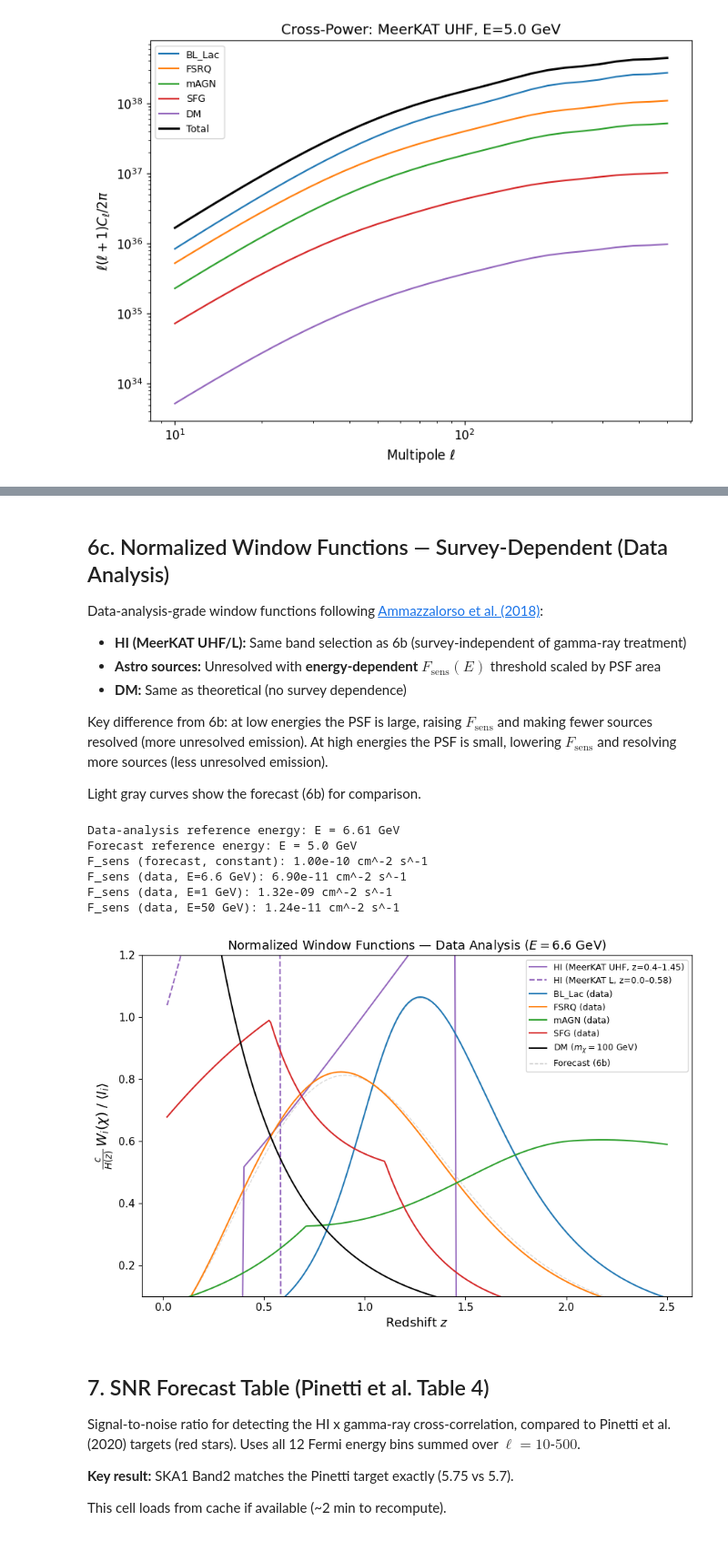
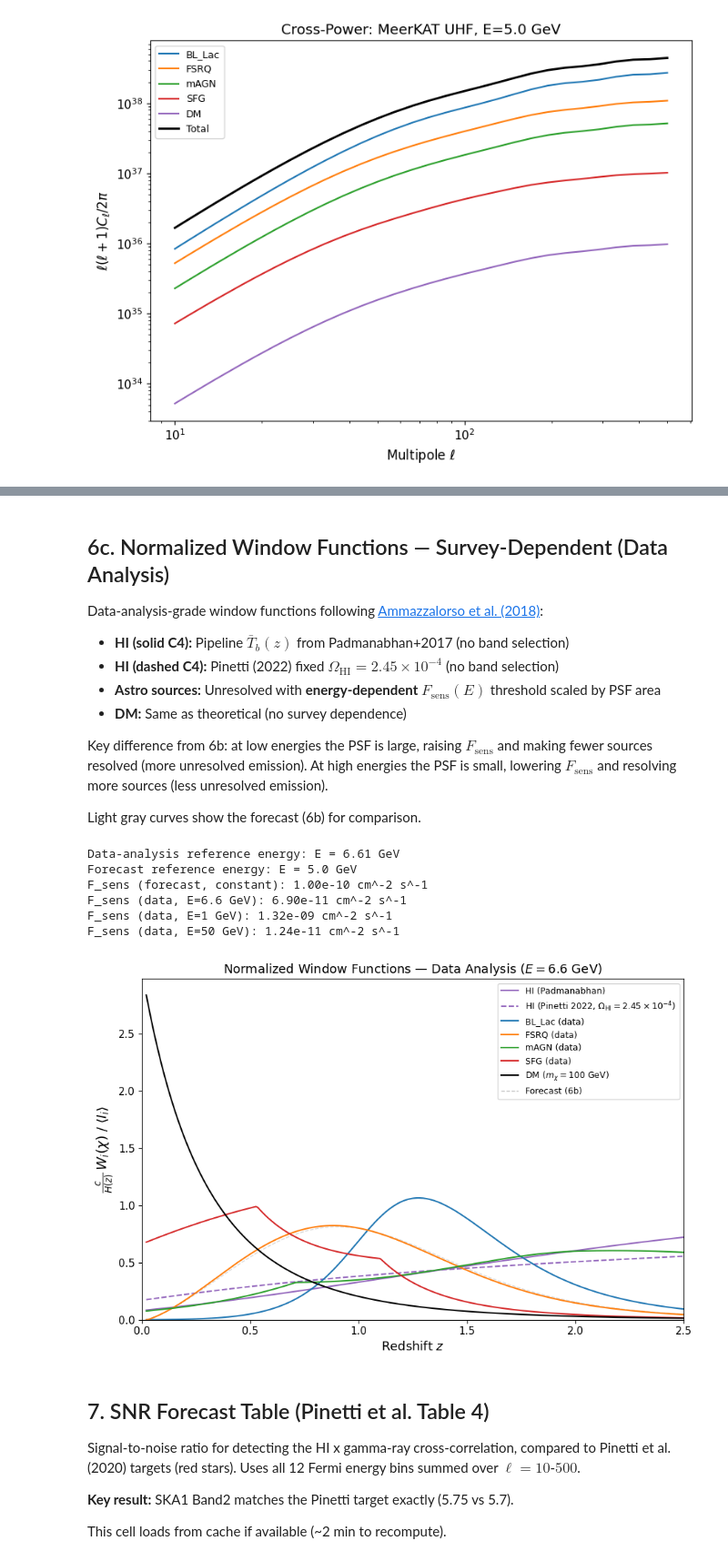
Before and after one commit to raw-asparagus/hixugrb, a Jupyter notebook: notebooks/pipeline_validation.ipynb, the cells around one changed output, grey strips where cells are left out. Shown at 91% size. Drawn from its saved outputs; the diff is of its cells as text; code cells hidden in the pictures.

```diff
--- a/notebooks/pipeline_validation.ipynb
+++ b/notebooks/pipeline_validation.ipynb
@@ -91,7 +93,7 @@ colors = {'BL_Lac': 'C0', 'FSRQ': 'C1', 'mAGN': 'C2', 'SFG': 'C3'}
 fig, ax = plt.subplots(figsize=(8, 5))
 total = np.zeros_like(E_arr)
 for src in sources:
-    I_arr = np.array([astro.mean_intensity(E, src, z_max=4.0, n_z=300) for E in E_arr])
+    I_arr = np.array([astro.mean_intensity(E, src) for E in E_arr])
     ax.loglog(E_arr, E_arr**2 * I_arr, label=src, color=colors[src])
     total += I_arr
 ax.loglog(E_arr, E_arr**2 * total, 'k-', lw=2, label='Total')
@@ -277,7 +302,8 @@ fig.tight_layout()
 ## 6c. Normalized Window Functions — Survey-Dependent (Data Analysis)
 
 Data-analysis-grade window functions following [Ammazzalorso et al. (2018)](../docs/literature/ammazzalorso2018.md):
-- **HI (MeerKAT UHF/L):** Same band selection as 6b (survey-independent of gamma-ray treatment)
+- **HI (solid C4):** Pipeline $\bar{T}_b(z)$ from Padmanabhan+2017 (no band selection)
+- **HI (dashed C4):** Pinetti (2022) fixed $\Omega_\mathrm{HI} = 2.45\times10^{-4}$ (no band selection)
 - **Astro sources:** Unresolved with **energy-dependent** $F_\mathrm{sens}(E)$ threshold scaled by PSF area
 - **DM:** Same as theoretical (no survey dependence)
 
@@ -288,7 +314,7 @@ Light gray curves show the forecast (6b) for comparison.
 # --- Survey-dependent per-z windows: DATA ANALYSIS mode ---
 z_plot3 = np.linspace(0.02, 2.5, 300)
 dz3 = z_plot3[1] - z_plot3[0]
-c_h_over_H = np.array([cfg.C_LIGHT_KM_S * cfg.h / cosmo.H(z) for z in z_plot3])
+c_h_over_H3 = np.array([cfg.C_LIGHT_KM_S * cfg.h / cosmo.H(z) for z in z_plot3])
 
 # Use Ammazzalorso reference energy (geometric mean of bin 4: 4.786-9.120 GeV)
 E_data = cfg.AMMAZZALORSO_E_B[3]  # ~6.6 GeV
@@ -303,60 +329,65 @@ print(f"F_sens (data, E={E_data:.1f} GeV): {F_data:.2e} cm^-2 s^-1")
 print(f"F_sens (data, E=1 GeV): {astro.F_sens_energy(1.0):.2e} cm^-2 s^-1")
 print(f"F_sens (data, E=50 GeV): {astro.F_sens_energy(50.0):.2e} cm^-2 s^-1")
 
-# Forecast overlay via normalized_windows (uniform normalization)
+# --- HI windows (survey-independent, no band selection) ---
+# Padmanabhan (computed Omega_HI)
+W_hi_padma3 = np.array([hi.T_bar_b(z) for z in z_plot3])
+I_p3 = np.sum(W_hi_padma3) * dz3
+W_hi_padma3_norm = W_hi_padma3 / I_p3 if I_p3 > 0 else np.zeros_like(z_plot3)
+
+# Pinetti 2022 (fixed Omega_HI = 2.45e-4)
+W_hi_pin3 = np.array([p22.T_bar_b_thesis(z) for z in z_plot3])
+I_pin3 = np.sum(W_hi_pin3) * dz3
+W_hi_pin3_norm = W_hi_pin3 / I_pin3 if I_pin3 > 0 else np.zeros_like(z_plot3)
+
+# Forecast overlay (uniform normalization)
 W_forecast = ap.normalized_windows(z_plot3, E_GeV=E_data, m_chi_GeV=m_chi,
-                                   z_min_hi=0.4, z_max_hi=1.45,
                                    unresolved_only=True, include_DM=True)
 
-# Data-mode astro windows: energy-dependent F_sens (manual, since
-# normalized_windows doesn't expose unresolved_mode)
+# Data-mode astro windows: energy-dependent F_sens
 W_astro_data = {}
 for src in ['BL_Lac', 'FSRQ', 'mAGN', 'SFG']:
     W_perz = np.array([astro.W_gamma_astro(E_data, z, src, unresolved_only=True,
-                                            unresolved_mode='data') for z in z_plot3]) * c_h_over_H
+                                            unresolved_mode='data') for z in z_plot3]) * c_h_over_H3
     I = np.sum(W_perz) * dz3
     W_astro_data[src] = W_perz / I if I > 0 else np.zeros_like(z_plot3)
 
 # --- Plot ---
 fig, ax = plt.subplots(figsize=(9, 6))
 
-# HI bands (from forecast — same for both modes)
-for name, zlo, zhi, ls in bands:
-    W_hi = ap.normalized_windows(z_plot3, E_GeV=E_data, m_chi_GeV=m_chi,
-                                 z_min_hi=zlo, z_max_hi=zhi,
-                                 source_classes=[], include_DM=False)
-    ax.plot(z_plot3, W_hi['HI'], color='C4', ls=ls, lw=1.5,
-            label=f'HI (MeerKAT {name}, z={zlo}–{zhi})')
+ax.plot(z_plot3, W_hi_padma3_norm, color='C4', ls='-', lw=1.5, label='HI (Padmanabhan)')
+ax.plot(z_plot3, W_hi_pin3_norm, color='C4', ls='--', lw=1.5,
+        label=r'HI (Pinetti 2022, $\Omega_{\rm HI}=2.45\times10^{-4}$)')
 
 # Forecast overlay in light gray
 for src in ['BL_Lac', 'FSRQ', 'mAGN', 'SFG']:
     ax.plot(z_plot3, W_forecast[src], color='gray', alpha=0.3, lw=1.0, ls='--')
 
 # Data-analysis astro windows
 for src, color in [('BL_Lac', 'C0'), ('FSRQ', 'C1'), ('mAGN', 'C2'), ('SFG', 'C3')]:
     ax.plot(z_plot3, W_astro_data[src], color=color, lw=1.5, label=f'{src} (data)')
 
 # DM (same normalization as forecast)
 ax.plot(z_plot3, W_forecast['DM'], color='k', lw=1.5,
         label=f'DM ($m_\\chi={m_chi:.0f}$ GeV)')
 
 # Forecast reference (single label for legend)
 ax.plot([], [], color='gray', alpha=0.5, ls='--', lw=1.0, label='Forecast (6b)')
 
 ax.set_xlabel('Redshift $z$', fontsize=13)
 ax.set_ylabel(r'$\frac{c}{H(z)}\,W_i(\chi)\;/\;\langle I_i \rangle$', fontsize=14)
 ax.set_title(f'Normalized Window Functions — Data Analysis ($E = {E_data:.1f}$ GeV)', fontsize=13)
 ax.legend(fontsize=9, loc='upper right')
-ax.set_ylim(0.1, 1.2)
+ax.set_xlim(0.0, 2.5); ax.set_ylim(bottom=0)
 fig.tight_layout()
 # %% [output]
 Data-analysis reference energy: E = 6.61 GeV
 Forecast reference energy: E = 5.0 GeV
 F_sens (forecast, constant): 1.00e-10 cm^-2 s^-1
 F_sens (data, E=6.6 GeV): 6.90e-11 cm^-2 s^-1
 F_sens (data, E=1 GeV): 1.32e-09 cm^-2 s^-1
 F_sens (data, E=50 GeV): 1.24e-11 cm^-2 s^-1
-[figure, old version]
+[figure, new version]
 # %% [markdown]
 ## 7. SNR Forecast Table (Pinetti et al. Table 4)
 
```
Also changed, not shown: parts of 9 cells of this notebook, 5 other files.
